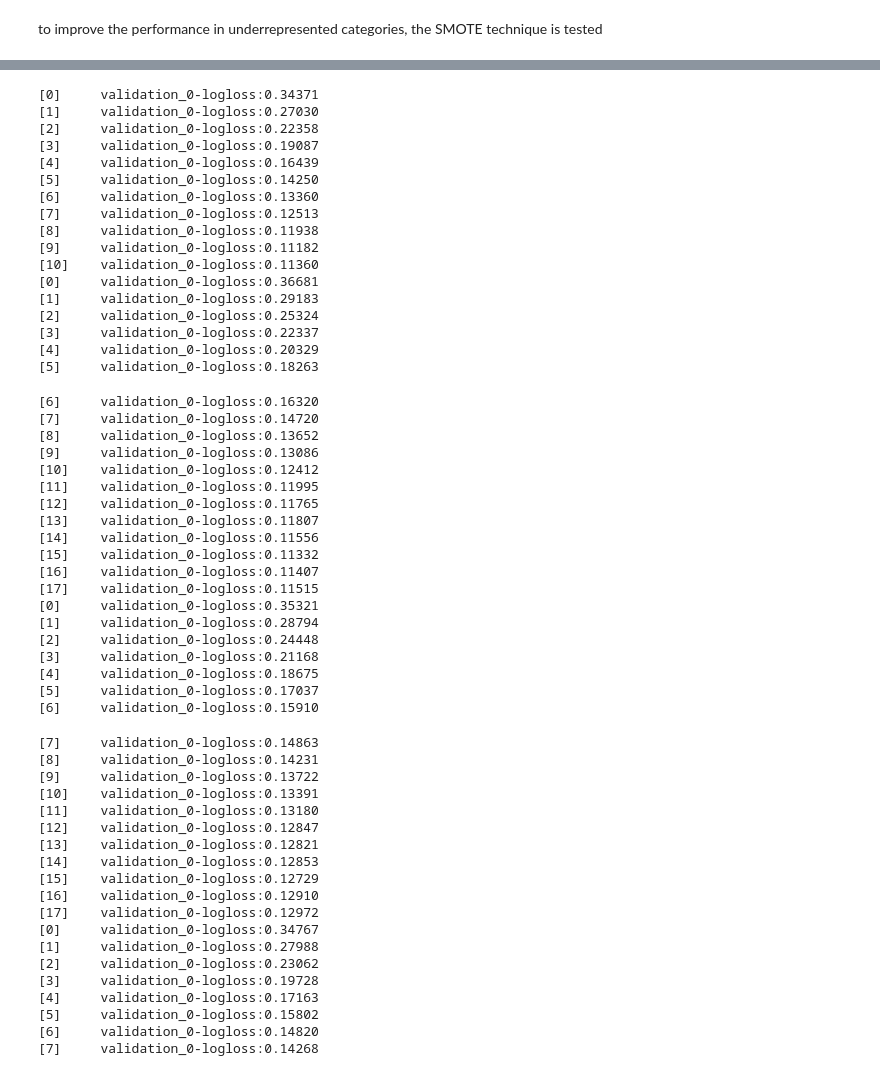
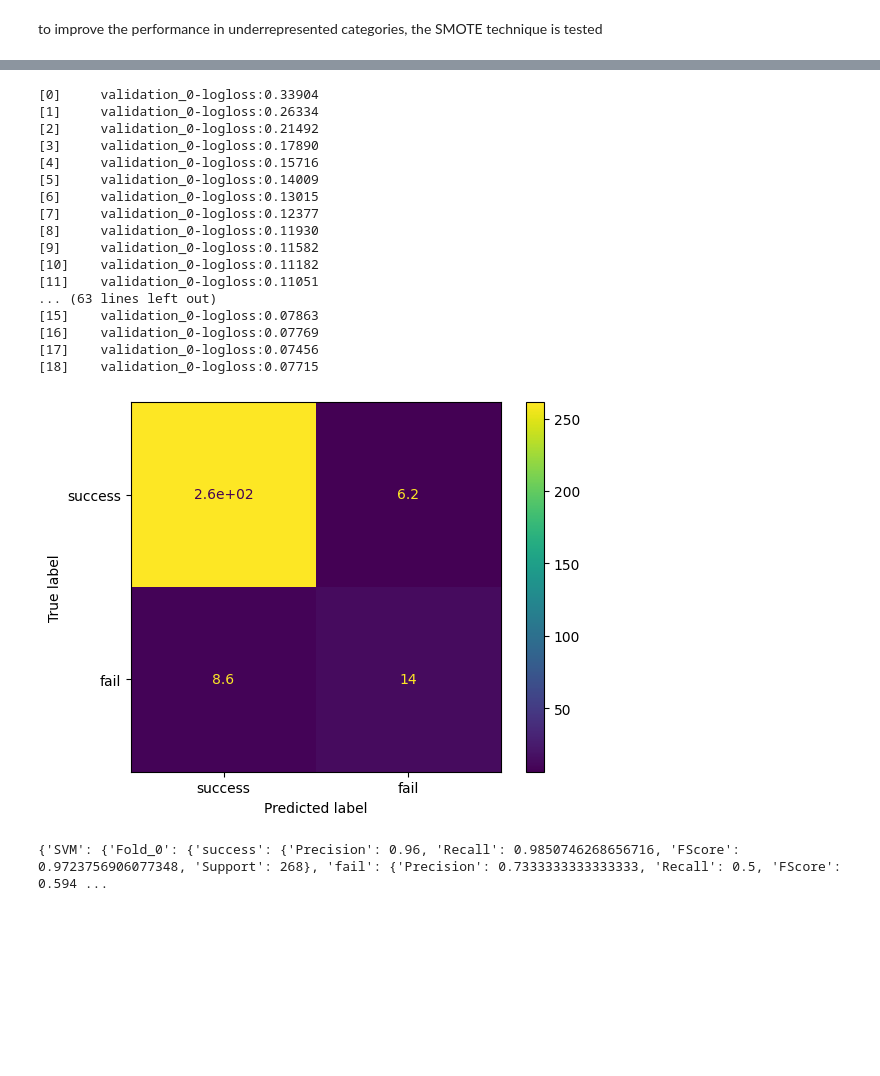
Before and after one commit to fsternini/prod-opt, a Jupyter notebook: prod_opt.ipynb, the cells around one changed output, grey strips where cells are left out. Cells and saved outputs as stored; diff of their text form; code cells hidden in the pictures; blank space fills up the shorter version.

```diff
--- a/prod_opt.ipynb
+++ b/prod_opt.ipynb
@@ -520,86 +547,54 @@ for i, (train_index, test_index) in enumerate(skf.split(X, y)):
   y_train = y_enc_three[train_index]
   x_test = X[test_index]
   y_test = y_enc_two[test_index]
+  x_train, x_eval, y_train, y_eval = train_test_split(x_train, y_train, test_size=0.2, random_state=42)
+  y_eval = label_encoder_three.inverse_transform(y_eval)
+  y_eval[y_eval=="low"]="success"
+  y_eval = label_encoder_two.transform(y_eval)
   x_res, y_res = resampler.fit_resample(x_train,y_train)
   y_res = label_encoder_three.inverse_transform(y_res)
   y_res[y_res=="low"]="success"
   y_res=label_encoder_two.transform(y_res)
-  clf_xgb.fit(x_res, y_res, xgbclassifier__eval_set=[(x_test, y_test)])
+  clf_xgb.fit(x_res, y_res, xgbclassifier__eval_set=[(x_eval, y_eval)])
   y_pred = clf_xgb.predict(x_test)
   y_pred = label_encoder.inverse_transform(y_pred)
   y_test = label_encoder.inverse_transform(y_test)
   precision, recall, fscore, support = precision_recall_fscore_support(y_test,y_pred, labels=labels)
   fold = "Fold_"+str(i)
   results_m["XGB_res"][fold]={}
   for j in range(len(labels)):
     results_m["XGB_res"][fold][labels[j]] = {"Precision":precision[j],
                           "Recall":recall[j],
                           "FScore":fscore[j],
                           "Support":support[j]
                                 }
   cm[i]=confusion_matrix(y_test, y_pred, labels=labels)
 
 cm=np.average(cm,axis=0)
 disp = ConfusionMatrixDisplay(confusion_matrix=cm, display_labels=labels)
 disp.plot()
 plt.show()
 print(results_m)
 recalls_m["XGB_res"]=[]
 for key in results_m["XGB_res"]:
   recalls_m["XGB_res"].append(results_m["XGB"][key]["fail"]["Recall"])
 # %% [output]
-[0]     validation_0-logloss:0.34371
-[1]     validation_0-logloss:0.27030
-[2]     validation_0-logloss:0.22358
-[3]     validation_0-logloss:0.19087
-[4]     validation_0-logloss:0.16439
-[5]     validation_0-logloss:0.14250
-[6]     validation_0-logloss:0.13360
-[7]     validation_0-logloss:0.12513
-[8]     validation_0-logloss:0.11938
-[9]     validation_0-logloss:0.11182
-[10]    validation_0-logloss:0.11360
-[0]     validation_0-logloss:0.36681
-[1]     validation_0-logloss:0.29183
-[2]     validation_0-logloss:0.25324
-[3]     validation_0-logloss:0.22337
-[4]     validation_0-logloss:0.20329
-[5]     validation_0-logloss:0.18263
+[0]     validation_0-logloss:0.33904
+[1]     validation_0-logloss:0.26334
+[2]     validation_0-logloss:0.21492
+[3]     validation_0-logloss:0.17890
+[4]     validation_0-logloss:0.15716
+[5]     validation_0-logloss:0.14009
+[6]     validation_0-logloss:0.13015
+[7]     validation_0-logloss:0.12377
+[8]     validation_0-logloss:0.11930
+[9]     validation_0-logloss:0.11582
+[10]    validation_0-logloss:0.11182
+[11]    validation_0-logloss:0.11051
+... (63 lines left out)
+[15]    validation_0-logloss:0.07863
+[16]    validation_0-logloss:0.07769
+[17]    validation_0-logloss:0.07456
+[18]    validation_0-logloss:0.07715
+[figure, added]
-[6]     validation_0-logloss:0.16320
-[7]     validation_0-logloss:0.14720
-[8]     validation_0-logloss:0.13652
-[9]     validation_0-logloss:0.13086
-[10]    validation_0-logloss:0.12412
-[11]    validation_0-logloss:0.11995
-[12]    validation_0-logloss:0.11765
-[13]    validation_0-logloss:0.11807
-[14]    validation_0-logloss:0.11556
-[15]    validation_0-logloss:0.11332
-[16]    validation_0-logloss:0.11407
-[17]    validation_0-logloss:0.11515
-[0]     validation_0-logloss:0.35321
-[1]     validation_0-logloss:0.28794
-[2]     validation_0-logloss:0.24448
-[3]     validation_0-logloss:0.21168
-[4]     validation_0-logloss:0.18675
-[5]     validation_0-logloss:0.17037
-[6]     validation_0-logloss:0.15910
+{'SVM': {'Fold_0': {'success': {'Precision': 0.96, 'Recall': 0.9850746268656716, 'FScore': 0.9723756906077348, 'Support': 268}, 'fail': {'Precision': 0.7333333333333333, 'Recall': 0.5, 'FScore': 0.594 ...
-[7]     validation_0-logloss:0.14863
-[8]     validation_0-logloss:0.14231
-[9]     validation_0-logloss:0.13722
-[10]    validation_0-logloss:0.13391
-[11]    validation_0-logloss:0.13180
-[12]    validation_0-logloss:0.12847
-[13]    validation_0-logloss:0.12821
-[14]    validation_0-logloss:0.12853
-[15]    validation_0-logloss:0.12729
-[16]    validation_0-logloss:0.12910
-[17]    validation_0-logloss:0.12972
-[0]     validation_0-logloss:0.34767
-[1]     validation_0-logloss:0.27988
-[2]     validation_0-logloss:0.23062
-[3]     validation_0-logloss:0.19728
-[4]     validation_0-logloss:0.17163
-[5]     validation_0-logloss:0.15802
-[6]     validation_0-logloss:0.14820
-[7]     validation_0-logloss:0.14268
```
Also changed, not shown: parts of 28 cells of this notebook.
